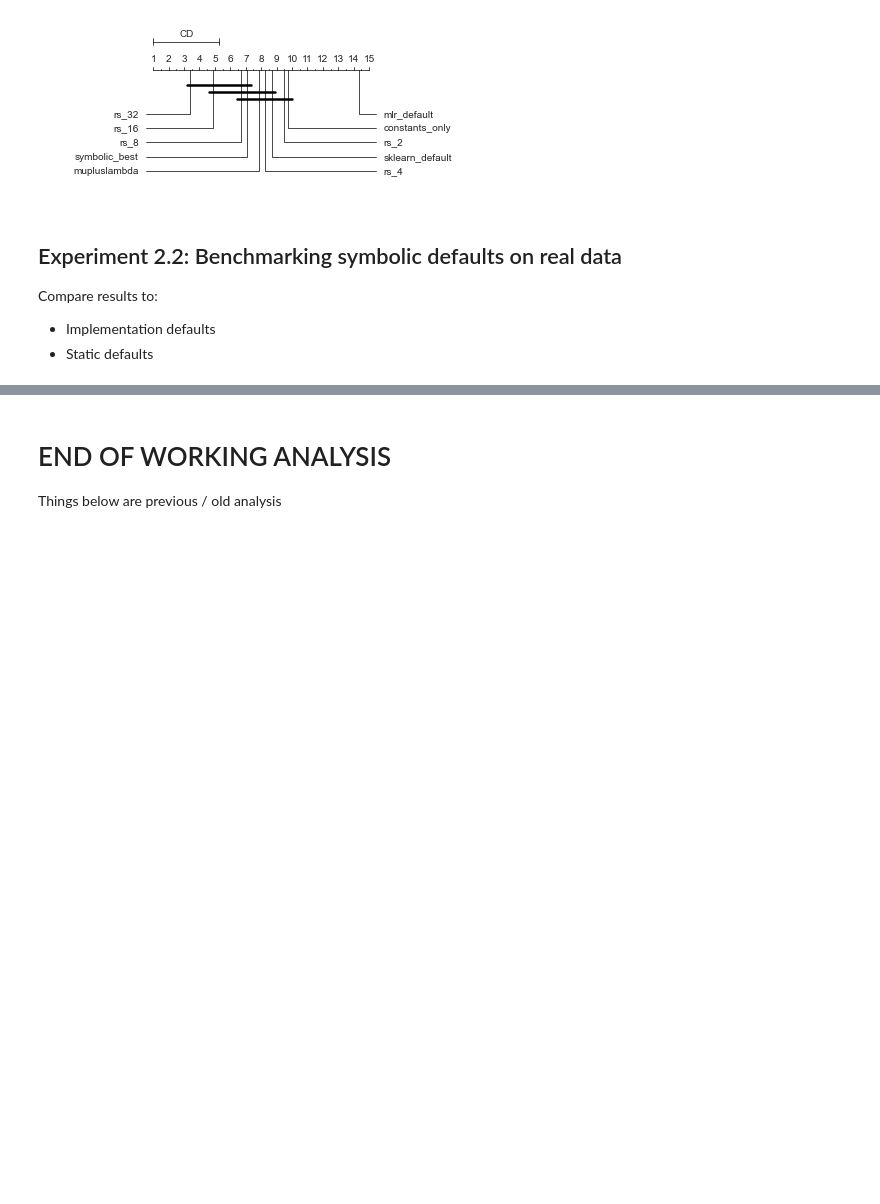
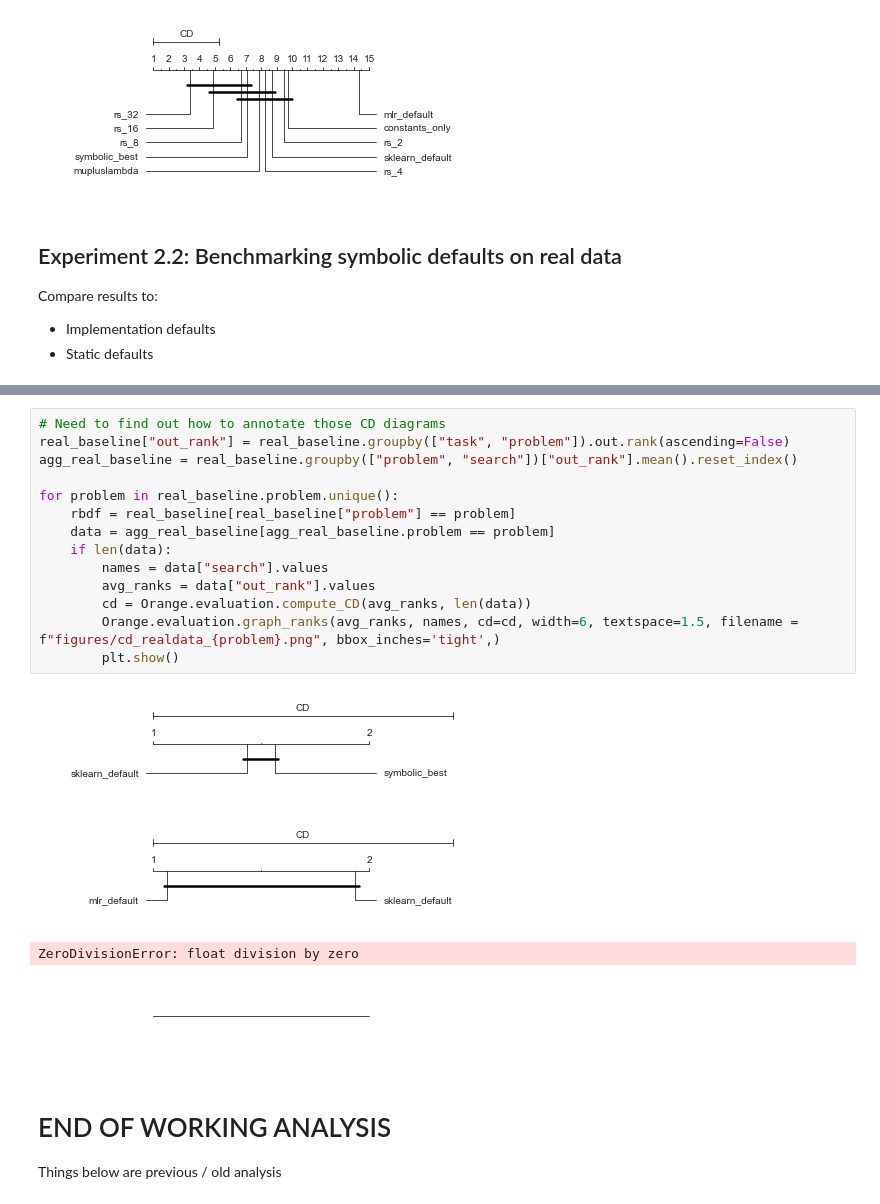
Before and after one commit to PGijsbers/symbolicdefaults, a Jupyter notebook: LogParsing-V3.ipynb, the cells around one changed output, grey strips where cells are left out. Drawn from its saved outputs; the diff is of its cells as text; blank space fills up the shorter version.

```diff
--- a/LogParsing-V3.ipynb
+++ b/LogParsing-V3.ipynb
@@ -460,5 +460,24 @@ for problem in real_baseline.problem.unique():
 [figure]
 [figure]
+# %%
+# Need to find out how to annotate those CD diagrams
+real_baseline["out_rank"] = real_baseline.groupby(["task", "problem"]).out.rank(ascending=False)
+agg_real_baseline = real_baseline.groupby(["problem", "search"])["out_rank"].mean().reset_index()
+
+for problem in real_baseline.problem.unique():
+    rbdf = real_baseline[real_baseline["problem"] == problem]
+    data = agg_real_baseline[agg_real_baseline.problem == problem]
+    if len(data):
+        names = data["search"].values
+        avg_ranks = data["out_rank"].values
+        cd = Orange.evaluation.compute_CD(avg_ranks, len(data))
+        Orange.evaluation.graph_ranks(avg_ranks, names, cd=cd, width=6, textspace=1.5, filename = f"figures/cd_realdata_{problem}.png", bbox_inches='tight',)
+        plt.show()
+# %% [output]
+[figure, added]
+[figure, added]
+ZeroDivisionError: float division by zero
+[figure, added]
 # %% [markdown]
 # END OF WORKING ANALYSIS
 Things below are previous / old analysis
```
Also changed, not shown: parts of 4 cells of this notebook.
